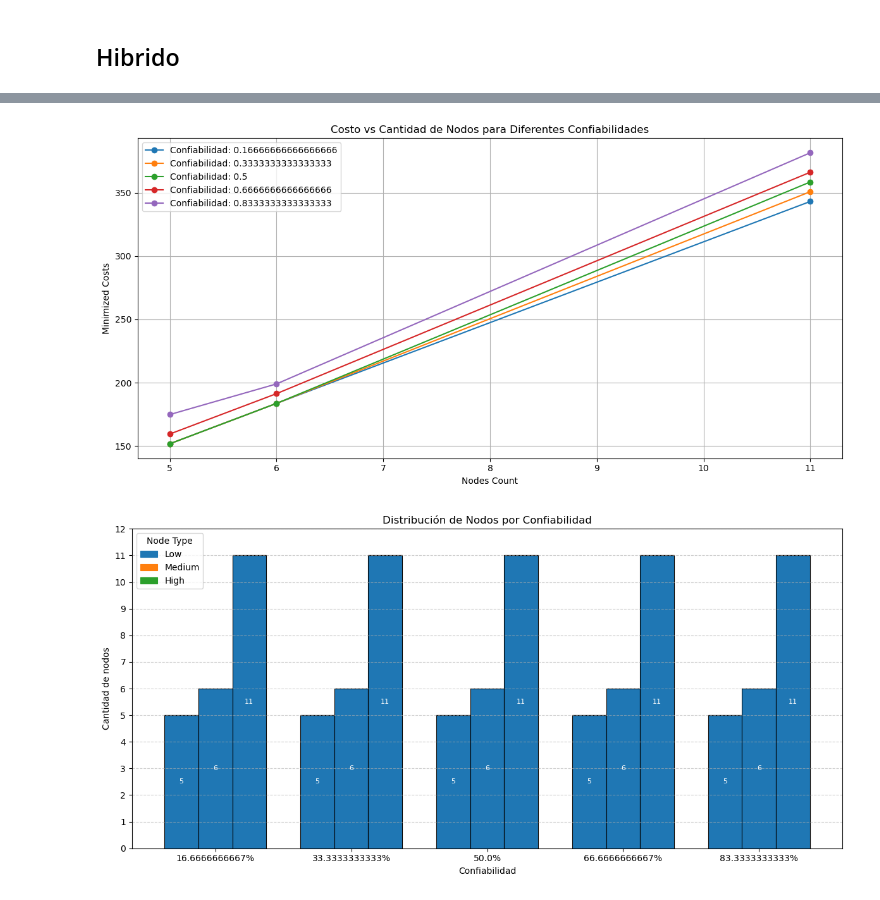
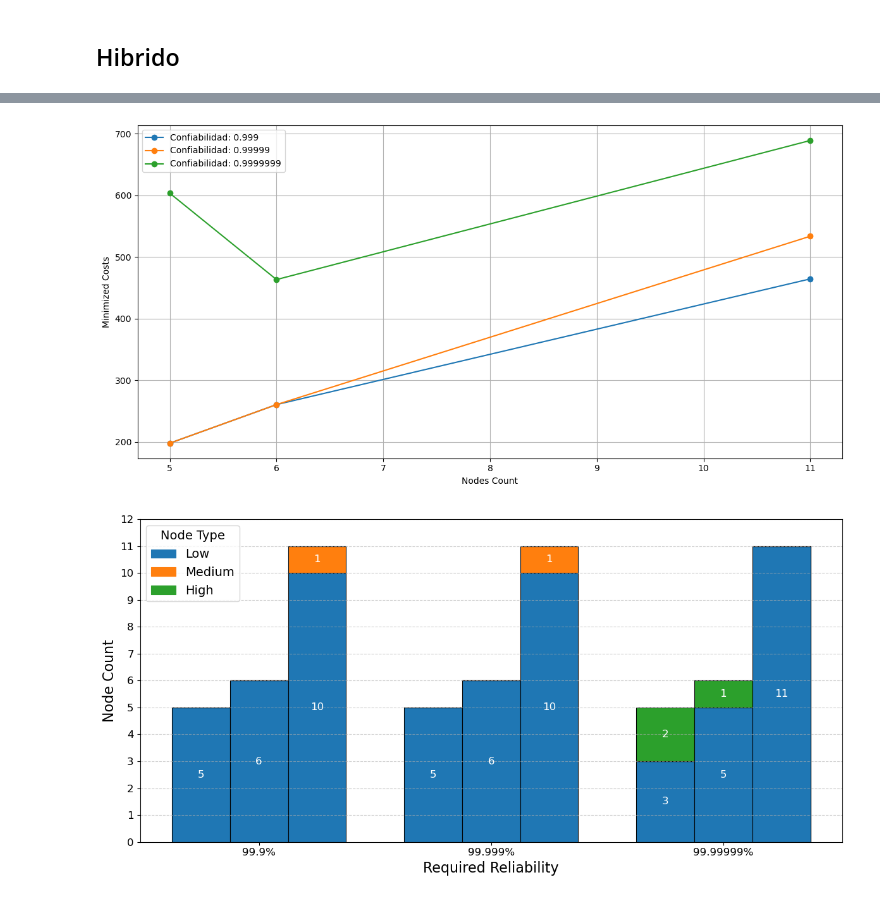
Before and after one commit to danielpuliche/optimization_model, a Jupyter notebook: main.ipynb, the cells around one changed output, grey strips where cells are left out. Cells and saved outputs as stored; diff of their text form; code cells hidden in the pictures.

```diff
--- a/main.ipynb
+++ b/main.ipynb
@@ -195,6 +197,6 @@ Gráfica de paralelo con 11 nodos
 # %%
 # confiabilidades = [0.999999,0.99999999,0.9999999999]
-confiabilidades = [0.999999,0.9999999,0.99999999]
+confiabilidades = [0.99999,0.999999,0.9999999]
 
 ##### entre 0.9 y 0.99
 # 0.99999 - 0.9999999999: 5 nodos
@@ -226,7 +228,7 @@ try:
 					if parallelVars[var] == 1:
 						valoresX[var] = parallelVars[var]
 			xValues.append(valoresX)
-	graficar_distribucion_apilada(confiabilidades,nodos, xValues)
+	graficar_distribucion_apilada(confiabilidades,nodos, xValues, topology="Parallel")
 except ValueError as e:
 	print(f"Error: {e}")
 # %% [output]
@@ -258,13 +260,14 @@ except ValueError as e:
 # %%
 # Crear y optimizar el modelo híbrido
 try:
-	reqRel = hybridRequiredReliabilities[-1]
+	reqRel = hybridRequiredReliabilities[-8]
 	print("Confiabilidad requerida:", reqRel)
 	hybridMinCost, hybridVars, hybridModel = hybrid_model(baseModel, totalNodes, reqRel)
 	mostrarResultadosTabla(totalNodes, hybridMinCost, hybridVars, "hibrido")
-	# for var in hybridVars:
-	# 	if not var.startswith("x") and not var.startswith("y"):
-	# 		print(f"Variable {var}: {hybridVars[var]}")
+	# print("Confiabilidad obtenida:", math.exp(hybridVars["TotalReliability"]))
+	for var in hybridVars:
+		if not var.startswith("x") and not var.startswith("y"):
+			print(f"Variable {var}: {hybridVars[var]}")
 except Exception as e:
 	print(f"Error: {e}")
 	traceback.print_exc()
@@ -303,5 +305,5 @@ Gráfica de híbrido con 11 nodos
 # %%
-confiabilidades = generate_equidistant_list(0,1,5)
+confiabilidades = [0.999,0.99999,0.9999999]
 
 nodos = [5,6,11]
 
@@ -315,24 +317,24 @@ try:
 except ValueError as e:
 	print(f"Error: {e}")
 # %% [output]
-[figure, old version]
+[figure, new version]
 # %%
 try:
 	xValues = []
 	for conf in confiabilidades:
 		for n in nodos:
 			minCost, hybridVars, hybridModel = hybrid_model(base_model(n), n, conf)
 			valoresX = {}
 			for var in hybridVars:
 				if var.startswith("x"):
 					if hybridVars[var] == 1:
 						valoresX[var] = hybridVars[var]
 			xValues.append(valoresX)
-	graficar_distribucion_apilada(confiabilidades,nodos, xValues)
+	graficar_distribucion_apilada(confiabilidades,nodos, xValues, topology="Hybrid")
 except ValueError as e:
 	print(f"Error: {e}")
 # %% [output]
-[figure, old version]
+[figure, new version]
 # %%
 confiabilidades = generate_equidistant_list(0,1,5)
 
```
Also changed, not shown: parts of 15 cells of this notebook, 26 other files.
